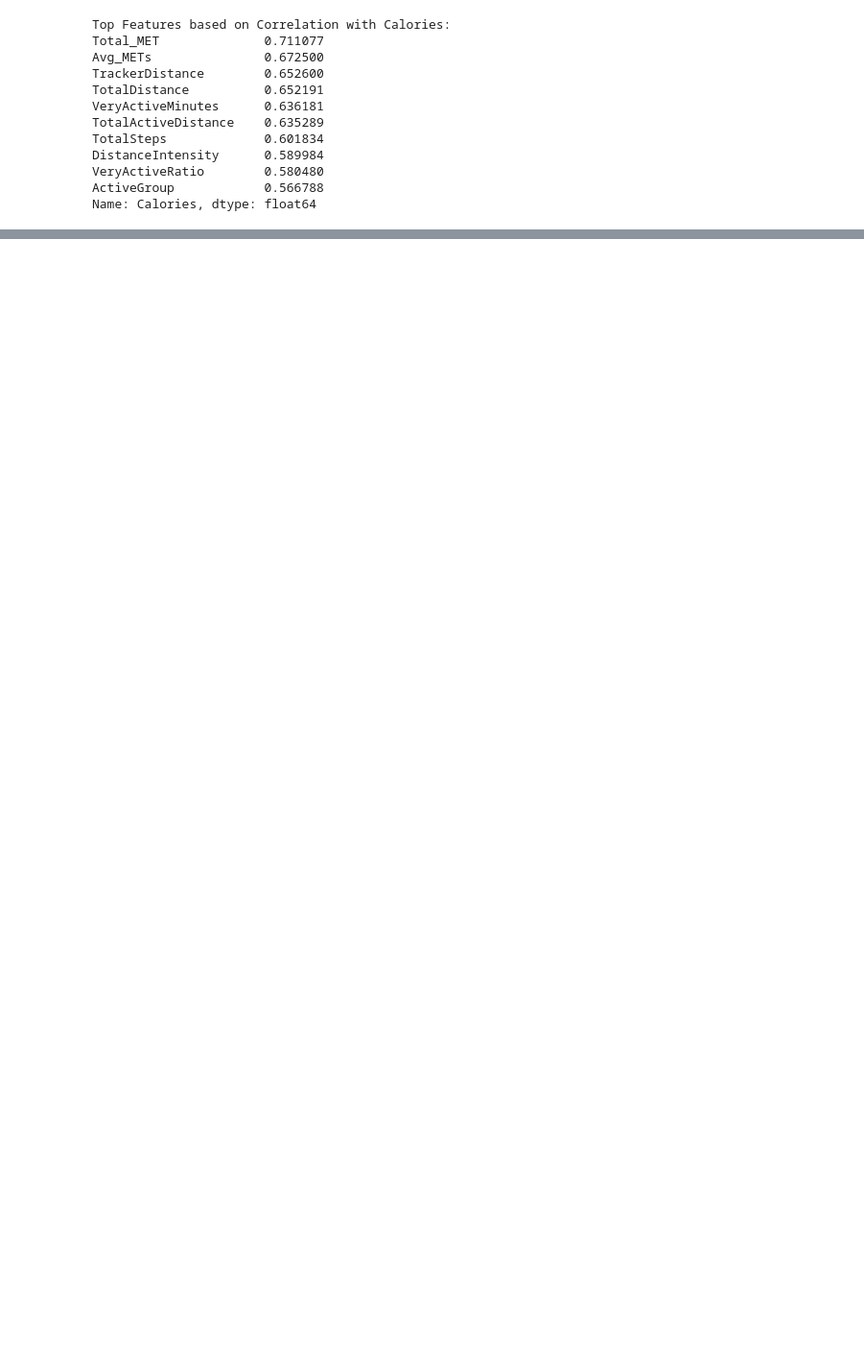
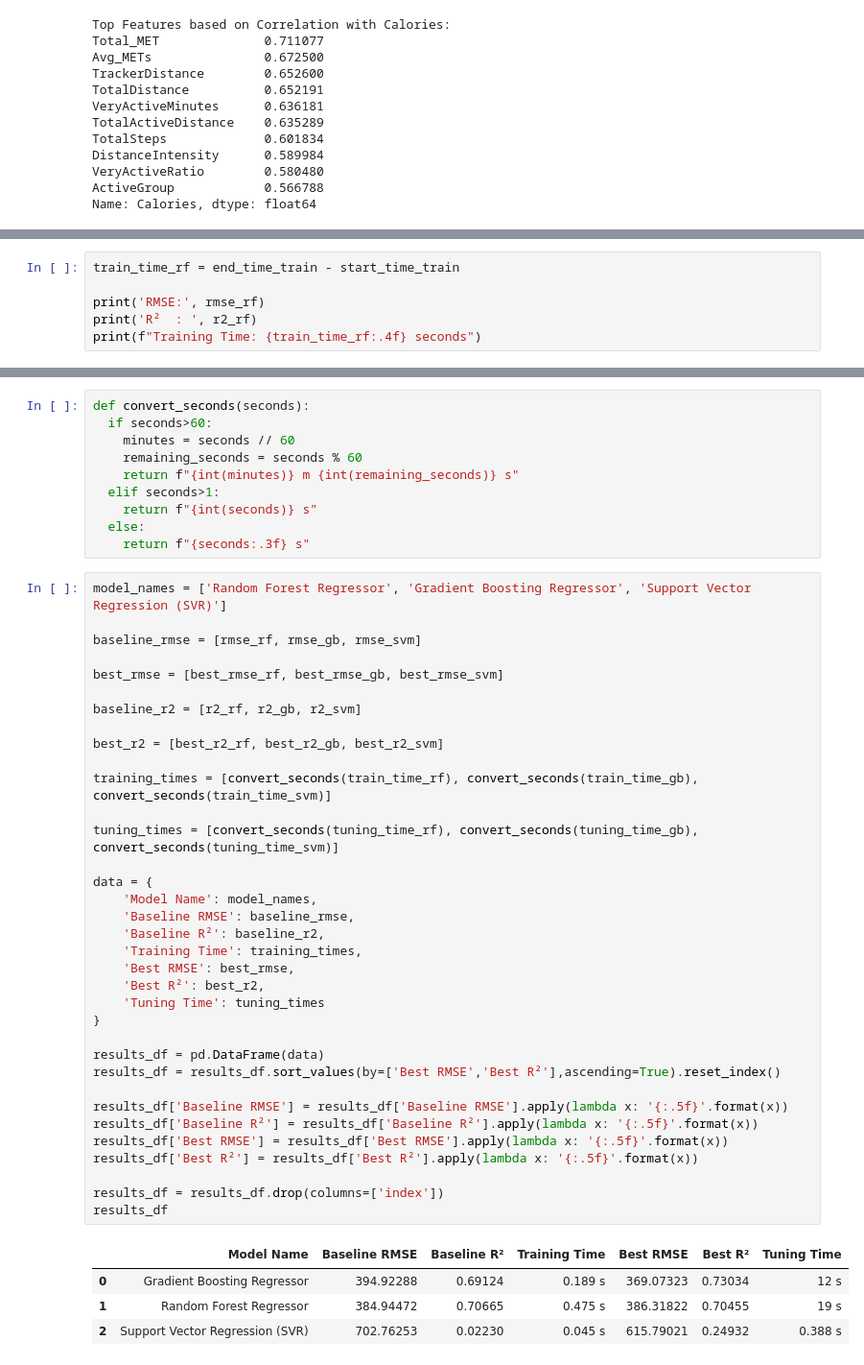
Before and after one commit to bintangphylosophie/Final-Project-Rakamin-FitBit-Tracker-Data, a Jupyter notebook: Modelling/Modelling_Tofan.ipynb, the cells around one changed output, grey strips where cells are left out. Shown at 96% size. Cells and saved outputs as stored; diff of their text form; blank space fills up the shorter version.

```diff
--- a/Modelling/Modelling_Tofan.ipynb
+++ b/Modelling/Modelling_Tofan.ipynb
@@ -86,0 +132,6 @@ standardized_data = pd.concat([X_standardized_df, y.reset_index(drop=True)], axi
+# %%
+train_time_rf = end_time_train - start_time_train
+
+print('RMSE:', rmse_rf)
+print('R²  : ', r2_rf)
+print(f"Training Time: {train_time_rf:.4f} seconds")
@@ -86,0 +338,50 @@ standardized_data = pd.concat([X_standardized_df, y.reset_index(drop=True)], axi
+# %%
+def convert_seconds(seconds):
+  if seconds>60:
+    minutes = seconds // 60
+    remaining_seconds = seconds % 60
+    return f"{int(minutes)} m {int(remaining_seconds)} s"
+  elif seconds>1:
+    return f"{int(seconds)} s"
+  else:
+    return f"{seconds:.3f} s"
+# %%
+model_names = ['Random Forest Regressor', 'Gradient Boosting Regressor', 'Support Vector Regression (SVR)']
+
+baseline_rmse = [rmse_rf, rmse_gb, rmse_svm]
+
+best_rmse = [best_rmse_rf, best_rmse_gb, best_rmse_svm]
+
+baseline_r2 = [r2_rf, r2_gb, r2_svm]
+
+best_r2 = [best_r2_rf, best_r2_gb, best_r2_svm]
+
+training_times = [convert_seconds(train_time_rf), convert_seconds(train_time_gb),  convert_seconds(train_time_svm)]
+
+tuning_times = [convert_seconds(tuning_time_rf), convert_seconds(tuning_time_gb), convert_seconds(tuning_time_svm)]
+
+data = {
+    'Model Name': model_names,
+    'Baseline RMSE': baseline_rmse,
+    'Baseline R²': baseline_r2,
+    'Training Time': training_times,
+    'Best RMSE': best_rmse,
+    'Best R²': best_r2,
+    'Tuning Time': tuning_times
+}
+
+results_df = pd.DataFrame(data)
+results_df = results_df.sort_values(by=['Best RMSE','Best R²'],ascending=True).reset_index()
+
+results_df['Baseline RMSE'] = results_df['Baseline RMSE'].apply(lambda x: '{:.5f}'.format(x))
+results_df['Baseline R²'] = results_df['Baseline R²'].apply(lambda x: '{:.5f}'.format(x))
+results_df['Best RMSE'] = results_df['Best RMSE'].apply(lambda x: '{:.5f}'.format(x))
+results_df['Best R²'] = results_df['Best R²'].apply(lambda x: '{:.5f}'.format(x))
+
+results_df = results_df.drop(columns=['index'])
+results_df
+# %% [output]
+|  | Model Name | Baseline RMSE | Baseline R² | Training Time | Best RMSE | Best R² | Tuning Time |
+| 0 | Gradient Boosting Regressor | 394.92288 | 0.69124 | 0.189 s | 369.07323 | 0.73034 | 12 s |
+| 1 | Random Forest Regressor | 384.94472 | 0.70665 | 0.475 s | 386.31822 | 0.70455 | 19 s |
+| 2 | Support Vector Regression (SVR) | 702.76253 | 0.02230 | 0.045 s | 615.79021 | 0.24932 | 0.388 s |
```
Also changed, not shown: parts of 22 cells of this notebook.
